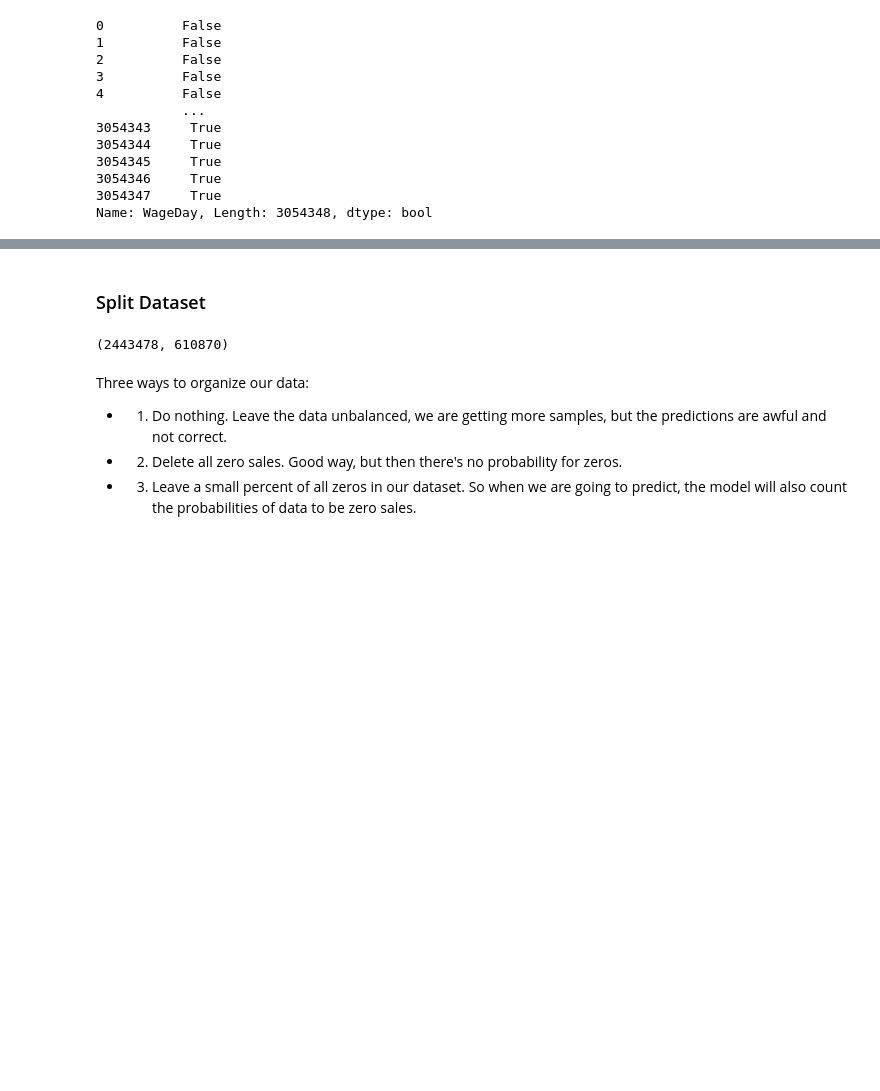
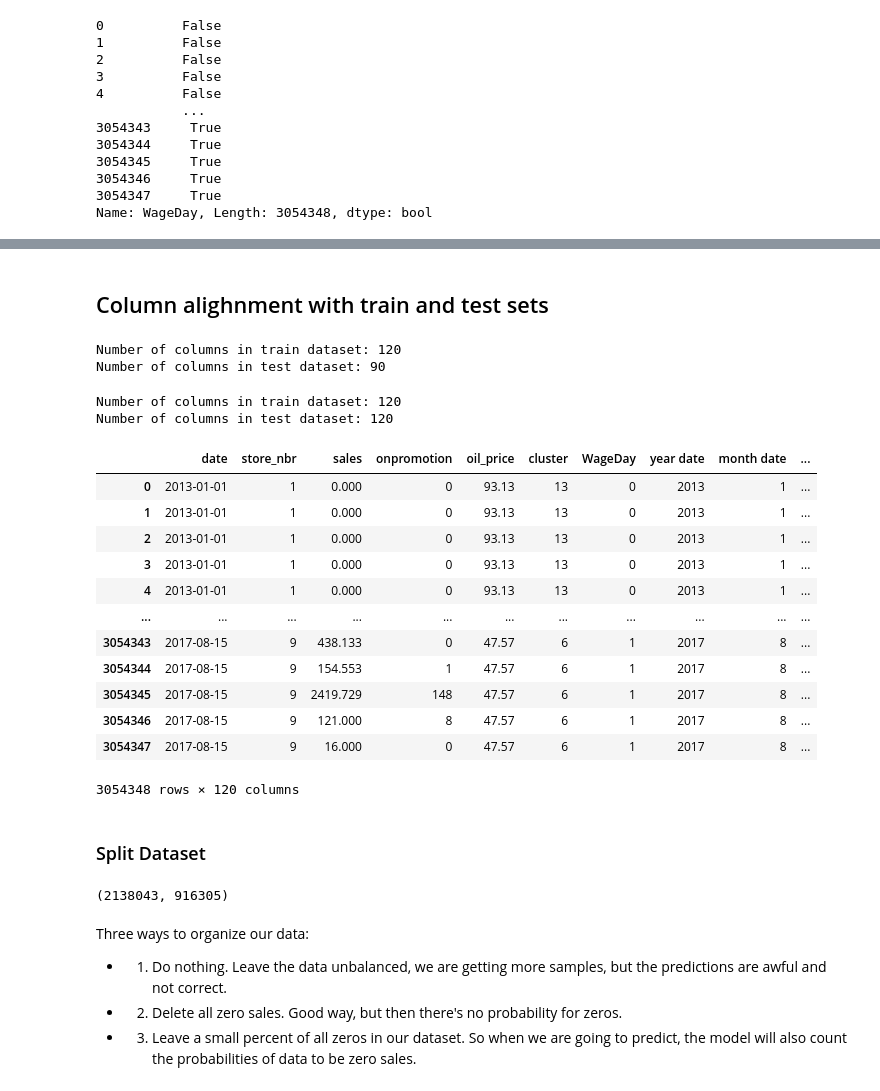
Before and after one commit to BohdanChuprynka/Stock-Sales-Prediction, a Jupyter notebook: preprocess_data.ipynb, the cells around one changed output, grey strips where cells are left out. Cells and saved outputs as stored; diff of their text form; code cells hidden in the pictures; blank space fills up the shorter version.

```diff
--- a/preprocess_data.ipynb
+++ b/preprocess_data.ipynb
@@ -252,3 +233,8 @@ Name: date, Length: 28512, dtype: object
+# %%
+def get_numerical_features(df, threshold=35):
+    numerical_columns = df.select_dtypes(include=[np.number]).columns
+    numerical_columns = [column for column in numerical_columns if df[column].nunique() >= threshold]
+    return numerical_columns
 # %%
 %%time
 # Convert date column to datetime
@@ -332,11 +447,8 @@ def extract_date(df, date_col):
 # %%
 # Finish preprocessing
-
-# Drop the date and id columns, since not even small informational gain.
 train_dataset.drop(columns=['id'], inplace=True)
 test_data.drop(columns=['id'], inplace=True)
 
-# Extract date
 extract_date(train_dataset, 'date') # type: ignore
 extract_date(test_data, 'date') # type: ignore
 
@@ -346,19 +458,9 @@ train_dataset['WageDay'] = train_dataset['WageDay'].astype(int)
 test_data['transferred'] = test_data['transferred'].astype(int)
 test_data['WageDay'] = test_data['WageDay'].astype(int)
 
-# Encoding
-label_encoder = LabelEncoder()
+# One hot encode categorical features
+train_dataset = one_hot_encoding(train_dataset) # type: ignore
+test_data = one_hot_encoding(test_data) # type: ignore
 
-train_dataset['family'] = label_encoder.fit_transform(train_dataset['family']).astype(np.int64)
-train_dataset['type'] = label_encoder.fit_transform(train_dataset['type']).astype(np.int64)
-train_dataset['locale'] = label_encoder.fit_transform(train_dataset['locale']).astype(np.int64)
-train_dataset['locale_name'] = label_encoder.fit_transform(train_dataset['locale_name']).astype(np.int64)
-
-test_data['family'] = label_encoder.fit_transform(test_data['family']).astype(np.int64)
-test_data['type'] = label_encoder.fit_transform(test_data['type']).astype(np.int64)
-test_data['locale'] = label_encoder.fit_transform(test_data['locale']).astype(np.int64)
-test_data['locale_name'] = label_encoder.fit_transform(test_data['locale_name']).astype(np.int64)
-
-
-train_dataset[:3]
+train_dataset.info()
 # %% [output]
@@ -370,13 +485,54 @@ train_dataset[:3]
+# %% [markdown]
+## Column alighnment with train and test sets
+# %%
+print(f"Number of columns in train dataset: {len(train_dataset.columns)}")
+print(f"Number of columns in test dataset: {len(test_data.columns)}")
+# %% [output]
+Number of columns in train dataset: 120
+Number of columns in test dataset: 90
+# %%
+def align_columns(train_dataset, test_data, fix_columns=False): # Fix columns will set columns in the same order as in train dataset
+    train_align, test_align = train_dataset.align(test_data, join='outer', axis=1)
+    test_align = test_align.fillna(0)
+
+    if fix_columns:
+        train_align = train_align[train_dataset.columns]
+        test_align = test_align[train_dataset.columns]
+
+    return train_align, test_align
+
+train_dataset, test_data = align_columns(train_dataset, test_data, fix_columns=True)
+print(f"Number of columns in train dataset: {len(train_dataset.columns)}")
+print(f"Number of columns in test dataset: {len(test_data.columns)}")
+# %% [output]
+Number of columns in train dataset: 120
+Number of columns in test dataset: 120
+# %%
+train_dataset
+# %% [output]
+|  | date | store_nbr | sales | onpromotion | oil_price | cluster | WageDay | year date | month date | ... |
+| 0 | 2013-01-01 | 1 | 0.000 | 0 | 93.13 | 13 | 0 | 2013 | 1 | ... |
+| 1 | 2013-01-01 | 1 | 0.000 | 0 | 93.13 | 13 | 0 | 2013 | 1 | ... |
+| 2 | 2013-01-01 | 1 | 0.000 | 0 | 93.13 | 13 | 0 | 2013 | 1 | ... |
+| 3 | 2013-01-01 | 1 | 0.000 | 0 | 93.13 | 13 | 0 | 2013 | 1 | ... |
+| 4 | 2013-01-01 | 1 | 0.000 | 0 | 93.13 | 13 | 0 | 2013 | 1 | ... |
+| ... | ... | ... | ... | ... | ... | ... | ... | ... | ... | ... |
+| 3054343 | 2017-08-15 | 9 | 438.133 | 0 | 47.57 | 6 | 1 | 2017 | 8 | ... |
+| 3054344 | 2017-08-15 | 9 | 154.553 | 1 | 47.57 | 6 | 1 | 2017 | 8 | ... |
+| 3054345 | 2017-08-15 | 9 | 2419.729 | 148 | 47.57 | 6 | 1 | 2017 | 8 | ... |
+| 3054346 | 2017-08-15 | 9 | 121.000 | 8 | 47.57 | 6 | 1 | 2017 | 8 | ... |
+| 3054347 | 2017-08-15 | 9 | 16.000 | 0 | 47.57 | 6 | 1 | 2017 | 8 | ... |
+3054348 rows × 120 columns
 # %% [markdown]
 ### Split Dataset
 # %%
 # Split training data (80% train, 20% validation)
-split = int(len(train_dataset) * 0.8)
+split = int(len(train_dataset) * 0.7)
 train_dataset, validation_dataset = train_dataset[:split], train_dataset[split:]
 
 len(train_dataset), len(validation_dataset)
 # %% [output]
-(2443478, 610870)
+(2138043, 916305)
 # %% [markdown]
 Three ways to organize our data:
 - 1. Do nothing. Leave the data unbalanced, we are getting more samples, but the predictions are awful and not correct.
```
Also changed, not shown: parts of 30 cells of this notebook, 5 other files.
